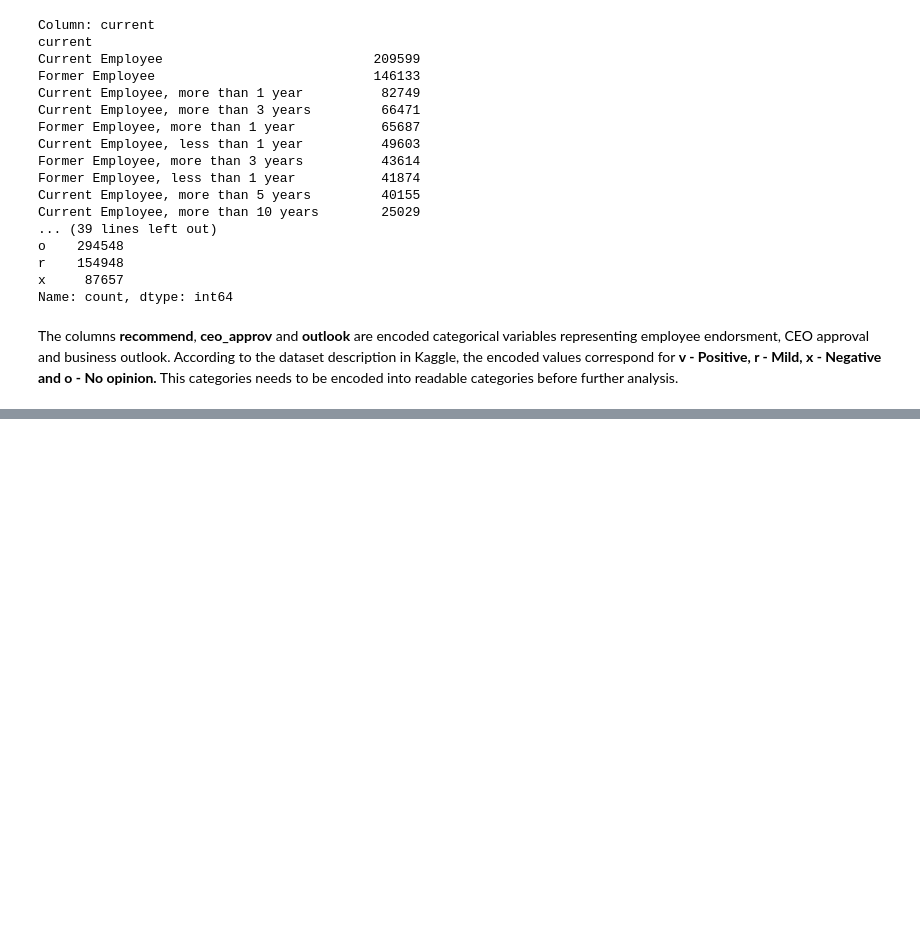
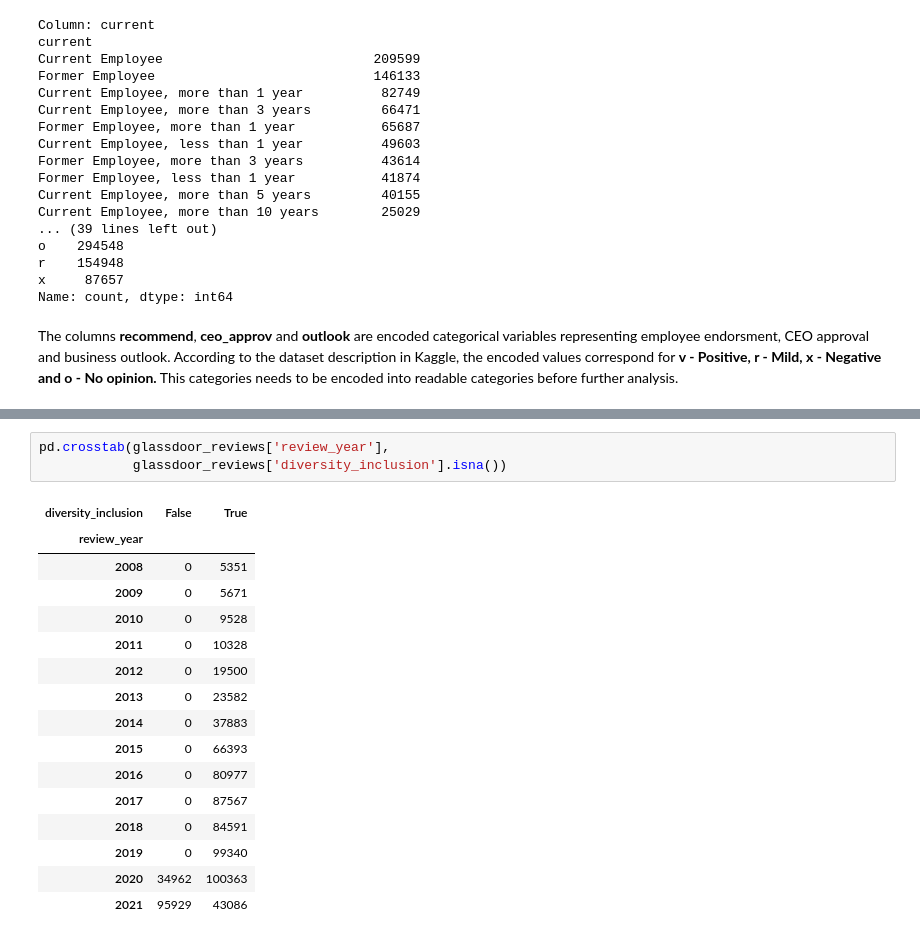
Before and after one commit to YoanaHadzhidimitrova/employee_review_analysis, a Jupyter notebook: employee_review_analysis.ipynb, the cells around one changed output, grey strips where cells are left out. Drawn from its saved outputs; the diff is of its cells as text; blank space fills up the shorter version.

```diff
--- a/employee_review_analysis.ipynb
+++ b/employee_review_analysis.ipynb
@@ -187,0 +405,20 @@ The columns **recommend**, **ceo_approv** and **outlook** are encoded categorica
+# %%
+pd.crosstab(glassdoor_reviews['review_year'],
+            glassdoor_reviews['diversity_inclusion'].isna())
+# %% [output]
+| diversity_inclusion | False | True |
+| review_year |  |  |
+| 2008 | 0 | 5351 |
+| 2009 | 0 | 5671 |
+| 2010 | 0 | 9528 |
+| 2011 | 0 | 10328 |
+| 2012 | 0 | 19500 |
+| 2013 | 0 | 23582 |
+| 2014 | 0 | 37883 |
+| 2015 | 0 | 66393 |
+| 2016 | 0 | 80977 |
+| 2017 | 0 | 87567 |
+| 2018 | 0 | 84591 |
+| 2019 | 0 | 99340 |
+| 2020 | 34962 | 100363 |
+| 2021 | 95929 | 43086 |
```
Also changed, not shown: parts of 40 cells of this notebook.
